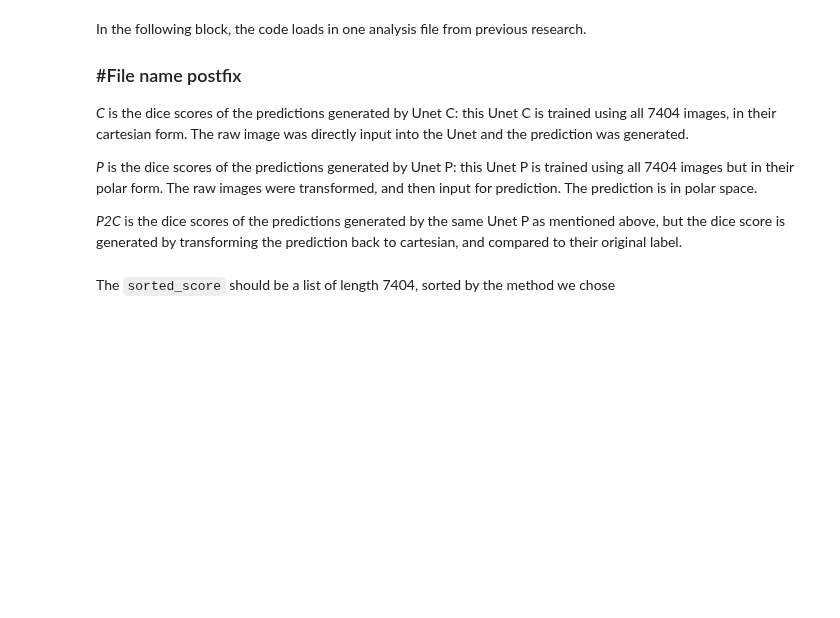
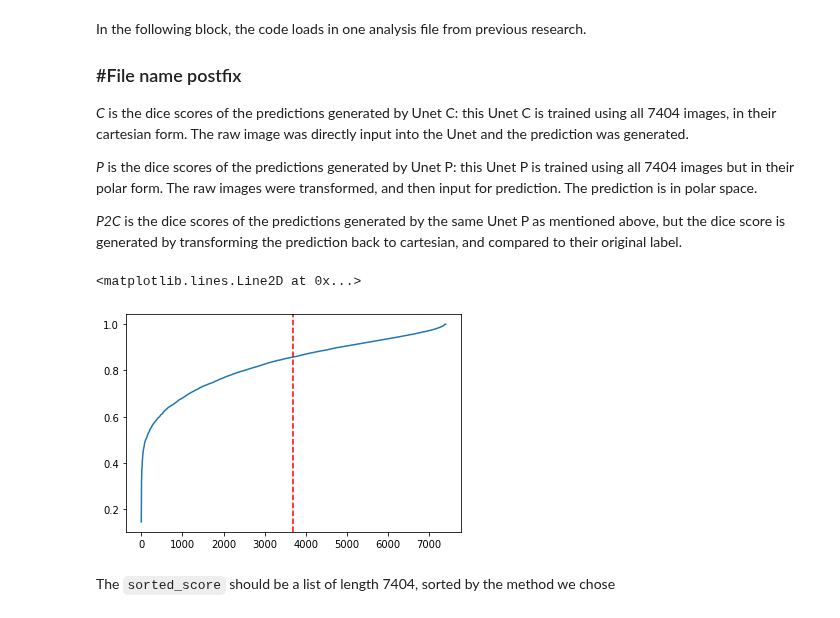
Before and after one commit to smith-scram-lab/Iterative-Unet, a Jupyter notebook: learn.ipynb, the cells around one changed output. Drawn from its saved outputs; the diff is of its cells as text; code cells hidden in the pictures; blank space fills up the shorter version.

Commit message:
add visualization of score distribution, decision making scheme 1, deleting unused blocks

```diff
--- a/learn.ipynb
+++ b/learn.ipynb
@@ -102,6 +103,16 @@ sorted_score = np.flip(np.argsort(img_score))
 
 #------DEBUG--------
 #print(len(sorted_score))
+# %%
+#This sort the image score and visulize it
+x_range = 7404
+img_score_visual = np.sort(img_score)
+fig, ax = plt.subplots()
+ax.plot(img_score_visual[0:x_range])
+ax.axvline(x=(x_range/2), color='r', linestyle='--', label='Horizontal Line at y=5')
+# %% [output]
+<matplotlib.lines.Line2D at 0x...>
+[figure, added]
 # %% [markdown]
 The `sorted_score` should be a list of length 7404, sorted by the method we chose
 # %%
```
Also changed, not shown: parts of 24 cells of this notebook.
